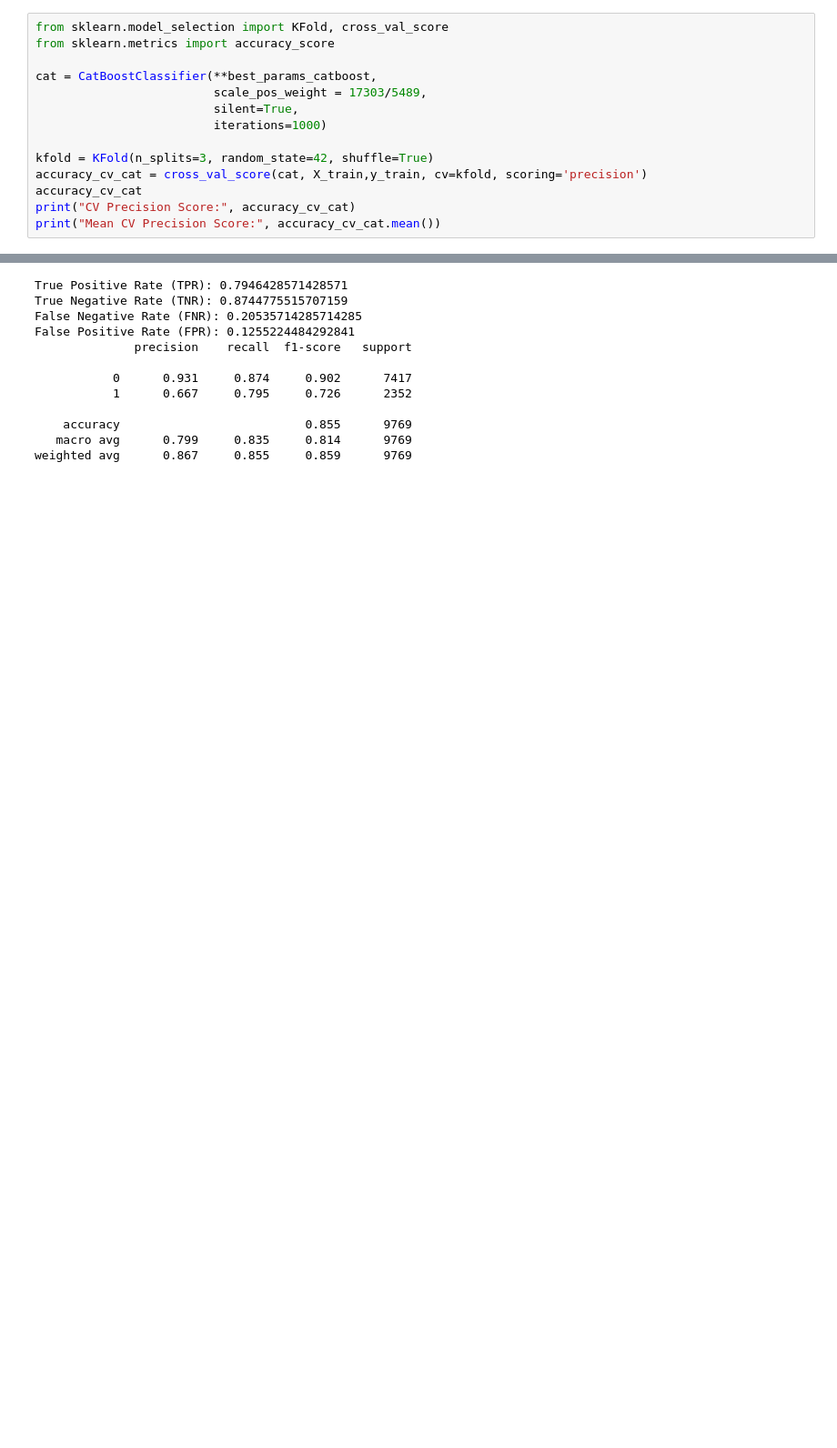
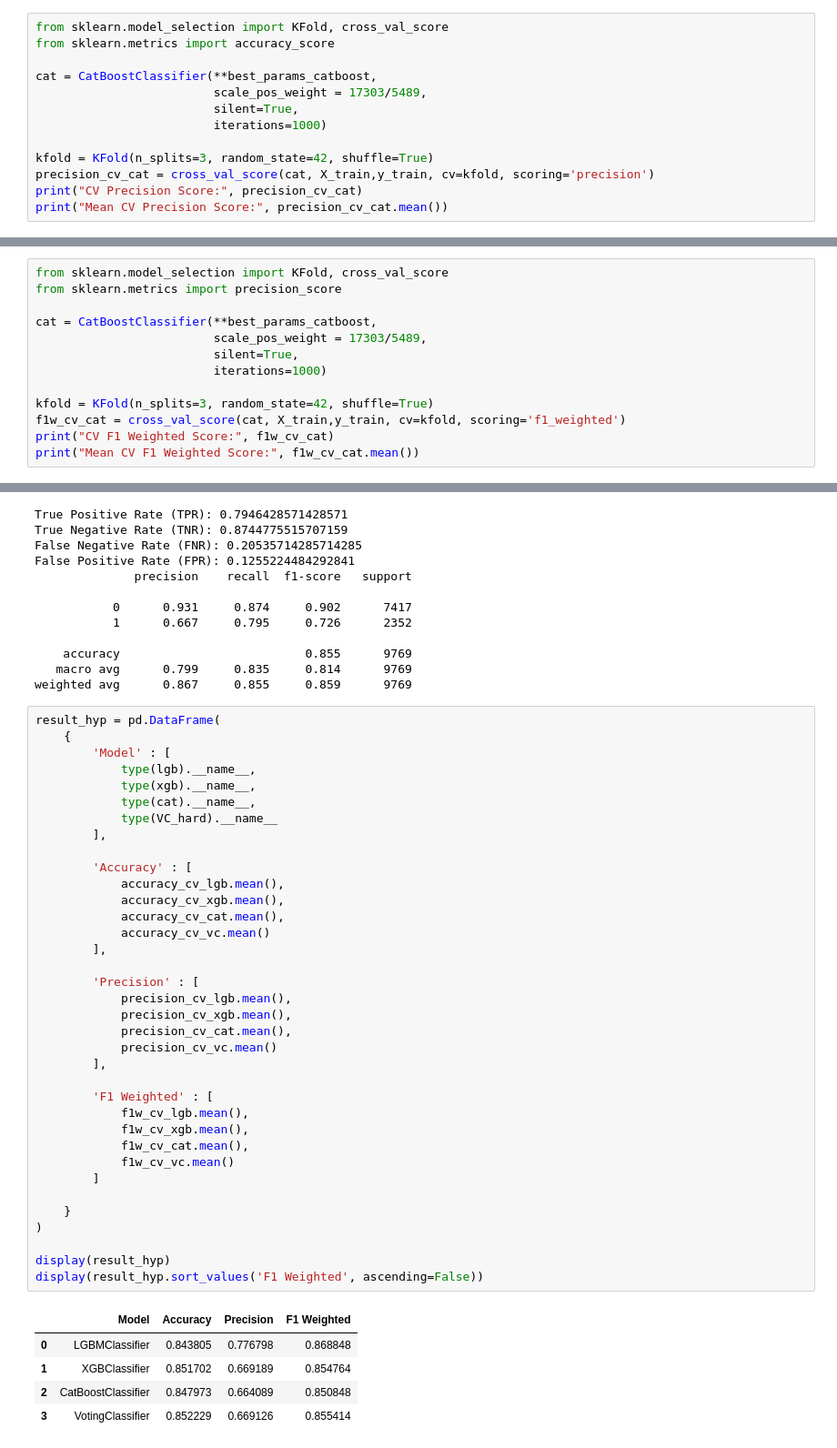
Before and after one commit to zidanqrs/IBM-Machine-Learning-Course, a Jupyter notebook: 3-Supervised-Machine-Learning-Classification/syntax.ipynb, the cells around one changed output, grey strips where cells are left out. Shown: that part at 91% size. Saved outputs shown, nothing was run; the diff lists cells and outputs as text; blank space fills up the shorter version.

```diff
--- a/3-Supervised-Machine-Learning-Classification/syntax.ipynb
+++ b/3-Supervised-Machine-Learning-Classification/syntax.ipynb
@@ -1089,10 +1227,22 @@ cat = CatBoostClassifier(**best_params_catboost,
                          iterations=1000)
 
 kfold = KFold(n_splits=3, random_state=42, shuffle=True)
-accuracy_cv_cat = cross_val_score(cat, X_train,y_train, cv=kfold, scoring='precision')
-accuracy_cv_cat
-print("CV Precision Score:", accuracy_cv_cat)
-print("Mean CV Precision Score:", accuracy_cv_cat.mean())
+precision_cv_cat = cross_val_score(cat, X_train,y_train, cv=kfold, scoring='precision')
+print("CV Precision Score:", precision_cv_cat)
+print("Mean CV Precision Score:", precision_cv_cat.mean())
 # %% [output]
 CV Precision Score: [0.65885287 0.66269841 0.67071462]
 Mean CV Precision Score: 0.6640886332885317
+# %%
+from sklearn.model_selection import KFold, cross_val_score
+from sklearn.metrics import precision_score
+
+cat = CatBoostClassifier(**best_params_catboost,
+                         scale_pos_weight = 17303/5489,
+                         silent=True,
+                         iterations=1000)
+
+kfold = KFold(n_splits=3, random_state=42, shuffle=True)
+f1w_cv_cat = cross_val_score(cat, X_train,y_train, cv=kfold, scoring='f1_weighted')
+print("CV F1 Weighted Score:", f1w_cv_cat)
+print("Mean CV F1 Weighted Score:", f1w_cv_cat.mean())
@@ -1212,3 +1394,45 @@ False Positive Rate (FPR): 0.1255224484292841
     accuracy                          0.855      9769
    macro avg      0.799     0.835     0.814      9769
 weighted avg      0.867     0.855     0.859      9769
+# %%
+result_hyp = pd.DataFrame(
+    {
+        'Model' : [
+            type(lgb).__name__,
+            type(xgb).__name__,
+            type(cat).__name__,
+            type(VC_hard).__name__
+        ],
+
+        'Accuracy' : [
+            accuracy_cv_lgb.mean(),
+            accuracy_cv_xgb.mean(),
+            accuracy_cv_cat.mean(),
+            accuracy_cv_vc.mean()
+        ],
+
+        'Precision' : [
+            precision_cv_lgb.mean(),
+            precision_cv_xgb.mean(),
+            precision_cv_cat.mean(),
+            precision_cv_vc.mean()
+        ],
+
+        'F1 Weighted' : [
+            f1w_cv_lgb.mean(),
+            f1w_cv_xgb.mean(),
+            f1w_cv_cat.mean(),
+            f1w_cv_vc.mean()
+        ]
+
+    }
+)
+
+display(result_hyp)
+display(result_hyp.sort_values('F1 Weighted', ascending=False))
+# %% [output]
+|  | Model | Accuracy | Precision | F1 Weighted |
+| 0 | LGBMClassifier | 0.843805 | 0.776798 | 0.868848 |
+| 1 | XGBClassifier | 0.851702 | 0.669189 | 0.854764 |
+| 2 | CatBoostClassifier | 0.847973 | 0.664089 | 0.850848 |
+| 3 | VotingClassifier | 0.852229 | 0.669126 | 0.855414 |
```
Also changed, not shown: parts of 34 cells of this notebook, 5 other files.
